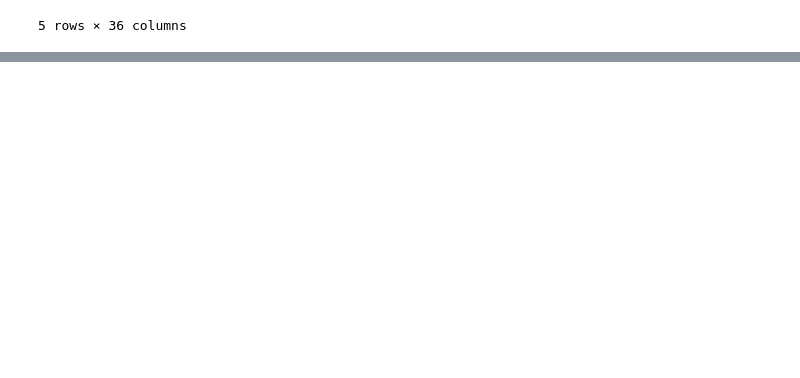
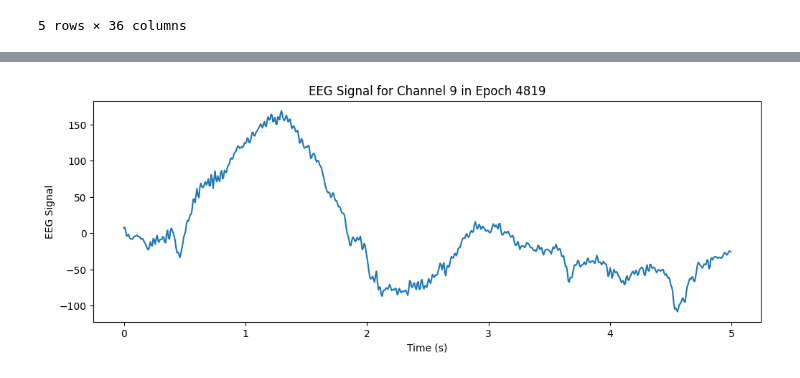
Before and after one commit to chiaralos/Senales-y-Protesis, a Jupyter notebook: eeg_epilepsy.ipynb, the cells around one changed output, grey strips where cells are left out. Drawn from its saved outputs; the diff is of its cells as text; code cells hidden in the pictures; blank space fills up the shorter version.

```diff
--- a/eeg_epilepsy.ipynb
+++ b/eeg_epilepsy.ipynb
@@ -208,0 +132,9 @@ Average accuracy 0.7039975330085967
+# %%
+n_epochs = len(data)
+n_channels = data.info['nchan']
+n_time_points = data.get_data().shape[2]  # Assuming you want the number of time points
+
+# Calculate and display summary statistics for EEG data
+eeg_data = data.get_data()  # Get the EEG data
+mean_data = np.mean(eeg_data, axis=(0, 2))  # Calculate the mean across epochs and time points
+std_data = np.std(eeg_data, axis=(0, 2))    # Calculate the standard deviation
@@ -208,0 +157,20 @@ Average accuracy 0.7039975330085967
+# %%
+# Select a random channel and epoch
+random_channel = np.random.randint(0, n_channels)
+random_epoch = np.random.randint(0, n_epochs)
+
+# Extract the EEG data for the selected channel and epoch
+eeg_data = data.get_data()[random_epoch, random_channel, :]
+
+# Create a time vector
+time_vector = data.times
+
+# Plot the EEG signal
+plt.figure(figsize=(12, 4))
+plt.plot(time_vector, eeg_data)
+plt.xlabel('Time (s)')
+plt.ylabel('EEG Signal')
+plt.title(f'EEG Signal for Channel {random_channel} in Epoch {random_epoch}')
+plt.show()
+# %% [output]
+[figure, added]
```
Also changed, not shown: parts of 30 cells of this notebook.
